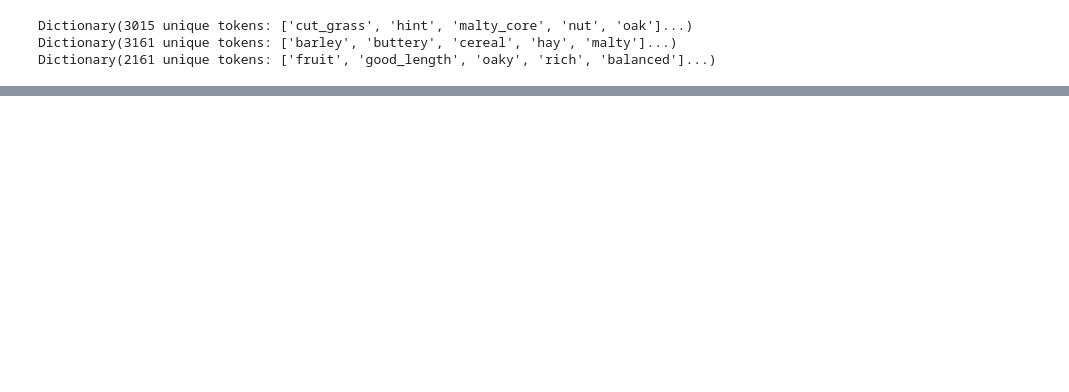
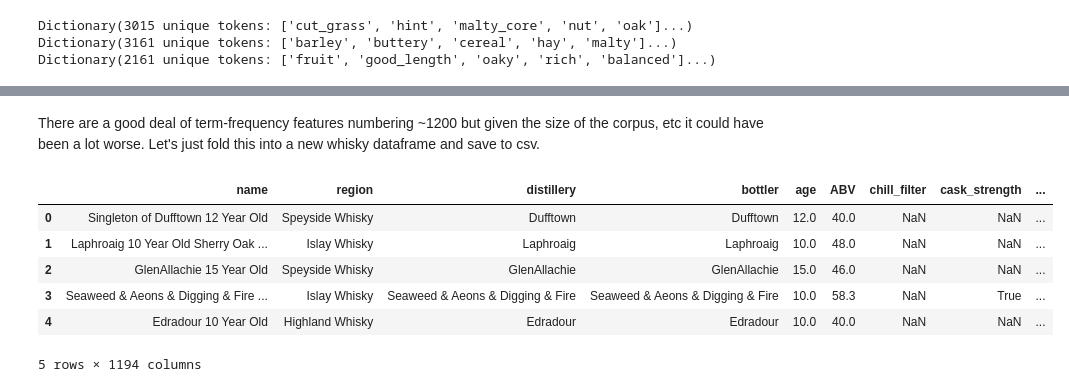
Before and after one commit to admveen/ScotchNLP, a Jupyter notebook: DataWrangling.ipynb, the cells around one changed output, grey strips where cells are left out. Cells and saved outputs as stored; diff of their text form; code cells hidden in the pictures; blank space fills up the shorter version.

```diff
--- a/DataWrangling.ipynb
+++ b/DataWrangling.ipynb
@@ -577,0 +609,7 @@ Dictionary(2161 unique tokens: ['fruit', 'good_length', 'oaky', 'rich', 'balance
+# %%
+plt_dct = reduced_gensim_dict['palate']
+bow = [plt_dct.doc2bow(doc) for doc in new_whisk3.palate_tokenized]
+
+# we want the actual names of the tokens in the bow corpus.
+token_names = list(plt_dct.values())
+print(token_names)
@@ -577,0 +620,21 @@ Dictionary(2161 unique tokens: ['fruit', 'good_length', 'oaky', 'rich', 'balance
+# %%
+def gen_sensory_BoW_df(data, gensim_dicts):
+
+    bow_df_list = []
+
+    for key,value in gensim_dicts.items():
+        sense_col = key + "_tokenized"
+
+        corpus = [value.doc2bow(doc) for doc in data[sense_col] ]
+
+        token_names = [key + ": " + word for word in list(value.values()) ]
+        bow_df = pd.DataFrame(corpus2dense(corpus, num_terms = len(value.token2id)).T, columns = token_names)
+        bow_df_list.append(bow_df)
+
+    sensory_bow_df = pd.concat(bow_df_list, axis = 1)
+    sensory_bow_df['name'] = data.name
+
+    return sensory_bow_df
+# %%
+term_freq_df = gen_sensory_BoW_df(new_whisk3, reduced_gensim_dict)
+term_freq_df.head()
@@ -577,0 +649,15 @@ Dictionary(2161 unique tokens: ['fruit', 'good_length', 'oaky', 'rich', 'balance
+# %% [markdown]
+There are a good deal of term-frequency features numbering ~1200 but given the size of the corpus, etc it could have been a lot worse. Let's just fold this into a new whisky dataframe and save to csv.
+# %%
+cols_to_drop = ["palate_tokenized", "nose_tokenized", "finish_tokenized"]
+new_whisk4 = pd.concat([new_whisk3.set_index('name'), term_freq_df.set_index('name')], axis = 1).reset_index().drop(columns = cols_to_drop)
+# %%
+new_whisk4.head()
+# %% [output]
+|  | name | region | distillery | bottler | age | ABV | chill_filter | cask_strength | ... |
+| 0 | Singleton of Dufftown 12 Year Old | Speyside Whisky | Dufftown | Dufftown | 12.0 | 40.0 | NaN | NaN | ... |
+| 1 | Laphroaig 10 Year Old Sherry Oak ... | Islay Whisky | Laphroaig | Laphroaig | 10.0 | 48.0 | NaN | NaN | ... |
+| 2 | GlenAllachie 15 Year Old | Speyside Whisky | GlenAllachie | GlenAllachie | 15.0 | 46.0 | NaN | NaN | ... |
+| 3 | Seaweed & Aeons & Digging & Fire ... | Islay Whisky | Seaweed & Aeons & Digging & Fire | Seaweed & Aeons & Digging & Fire | 10.0 | 58.3 | NaN | True | ... |
+| 4 | Edradour 10 Year Old | Highland Whisky | Edradour | Edradour | 10.0 | 40.0 | NaN | NaN | ... |
+5 rows × 1194 columns
```
Also changed, not shown: parts of 14 cells of this notebook, 2 other files.
